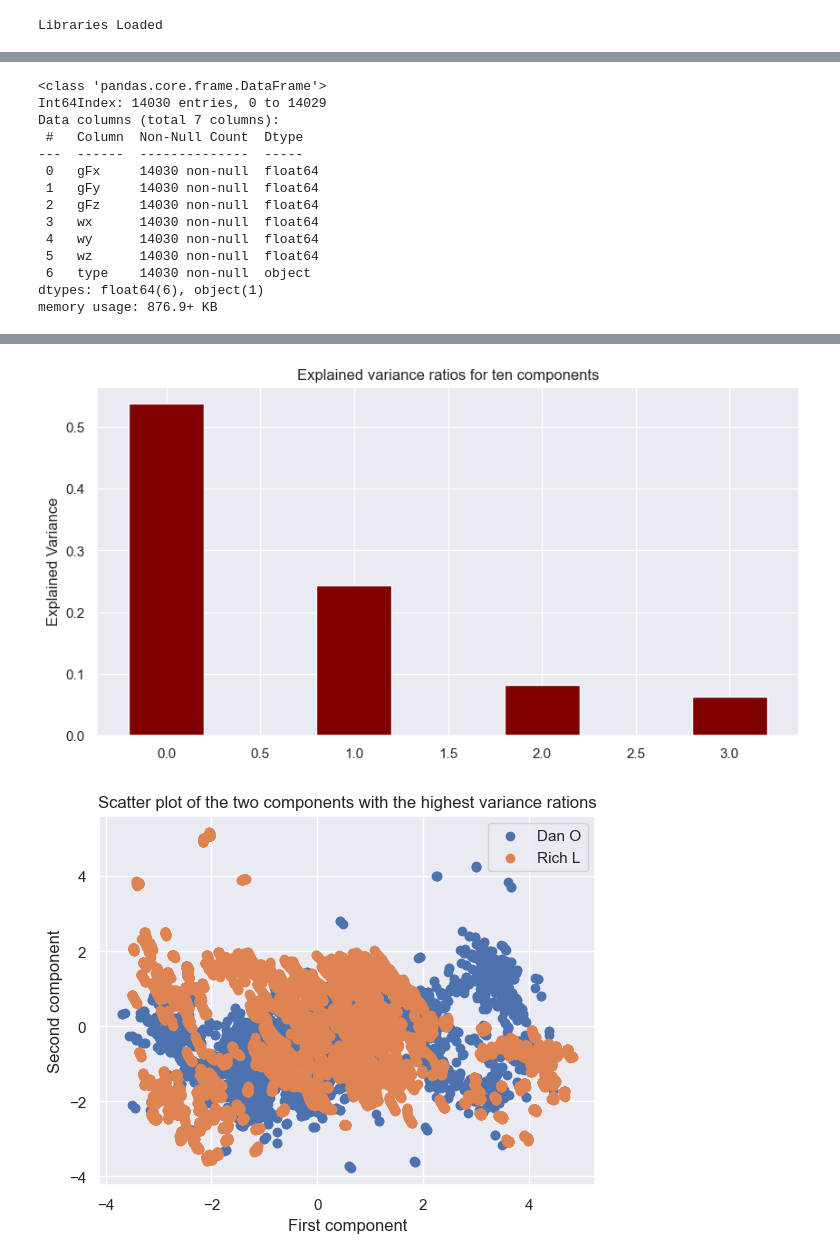
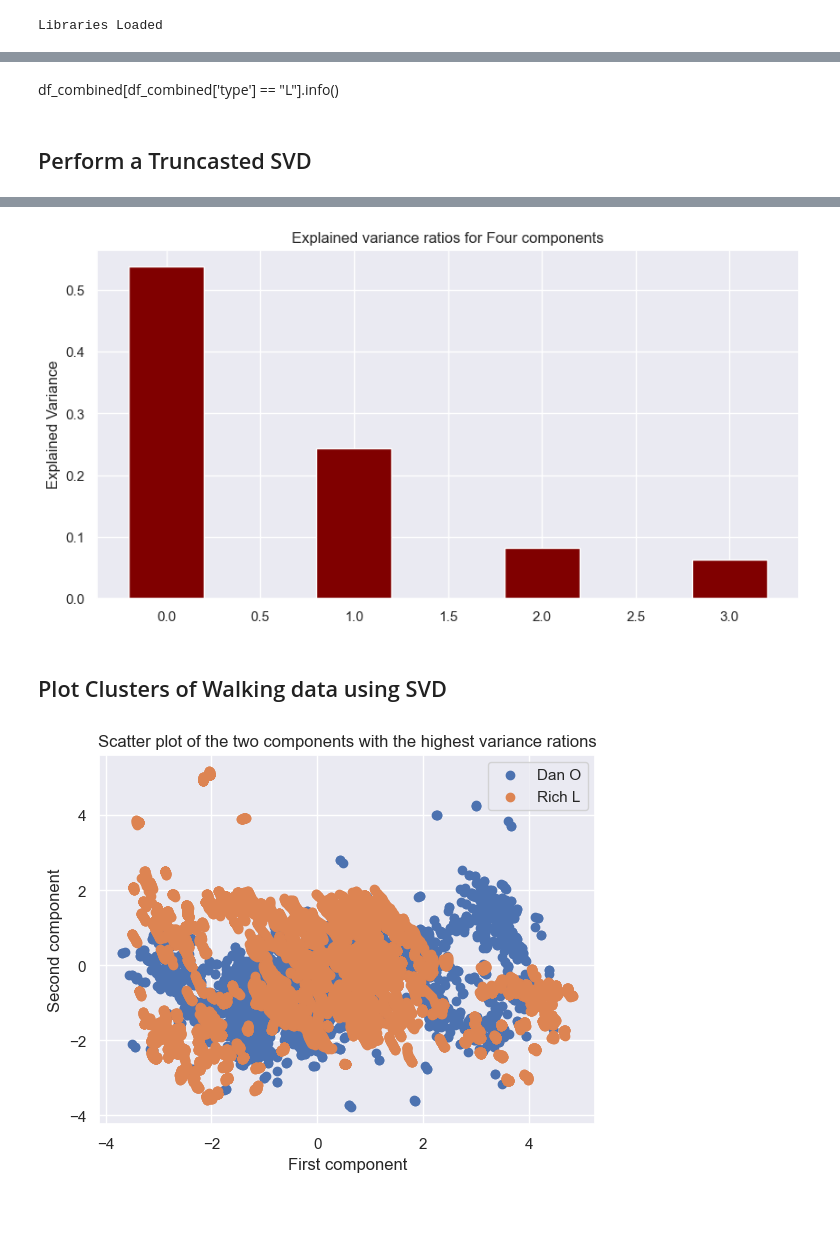
Before and after one commit to rgeorgebu/cs6330-final-project, a Jupyter notebook: CompareWalking.ipynb, the cells around one changed output, grey strips where cells are left out. Cells and saved outputs as stored; diff of their text form; code cells hidden in the pictures; blank space fills up the shorter version.

Commit message:
Cleaned up Notebook CompareWalking with notes and headers

```diff
--- a/CompareWalking.ipynb
+++ b/CompareWalking.ipynb
@@ -130,20 +135,7 @@ df_combined.reset_index(inplace = True,drop=True)
-# %%
-df_combined[df_combined['type'] == "L"].info()
-# %% [output]
-<class 'pandas.core.frame.DataFrame'>
-Int64Index: 14030 entries, 0 to 14029
-Data columns (total 7 columns):
- #   Column  Non-Null Count  Dtype
----  ------  --------------  -----
- 0   gFx     14030 non-null  float64
- 1   gFy     14030 non-null  float64
- 2   gFz     14030 non-null  float64
- 3   wx      14030 non-null  float64
- 4   wy      14030 non-null  float64
- 5   wz      14030 non-null  float64
- 6   type    14030 non-null  object
-dtypes: float64(6), object(1)
-memory usage: 876.9+ KB
+# %% [markdown]
+df_combined[df_combined['type'] == "L"].info()
+# %% [markdown]
+## Perform a Truncasted SVD
 # %%
 X_matrix = df_combined[['gFx','gFy','gFz','wx','wy','wz']]
 y = df_combined.type
@@ -165,7 +157,7 @@ fig = plt.figure(figsize = (10, 5))
 plt.bar(range(0,len(trun_svd.explained_variance_ratio_)), trun_svd.explained_variance_ratio_, color ='maroon', width = 0.4)
 plt.ylabel("Components")
 plt.ylabel("Explained Variance")
-plt.title("Explained variance ratios for ten components")
+plt.title("Explained variance ratios for Four components")
 plt.show()
 # %% [output]
 Select n = 3 components
@@ -180,8 +172,10 @@ The explained_variance_ratio_.sum() is  0.9271420749745984
 
 The trun_svd.singular_values  [257.69903118 178.68821793 158.11713992  94.3479168 ]
 
 The n_features_in_ is  6
-[figure, old version]
+[figure, new version]
+# %% [markdown]
+## Plot Clusters of Walking data using SVD
 # %%
 #X_proj = trun_svd.transform(X_matrix)
 #print(X_proj.shape[0])
```
Also changed, not shown: parts of 12 cells of this notebook.
